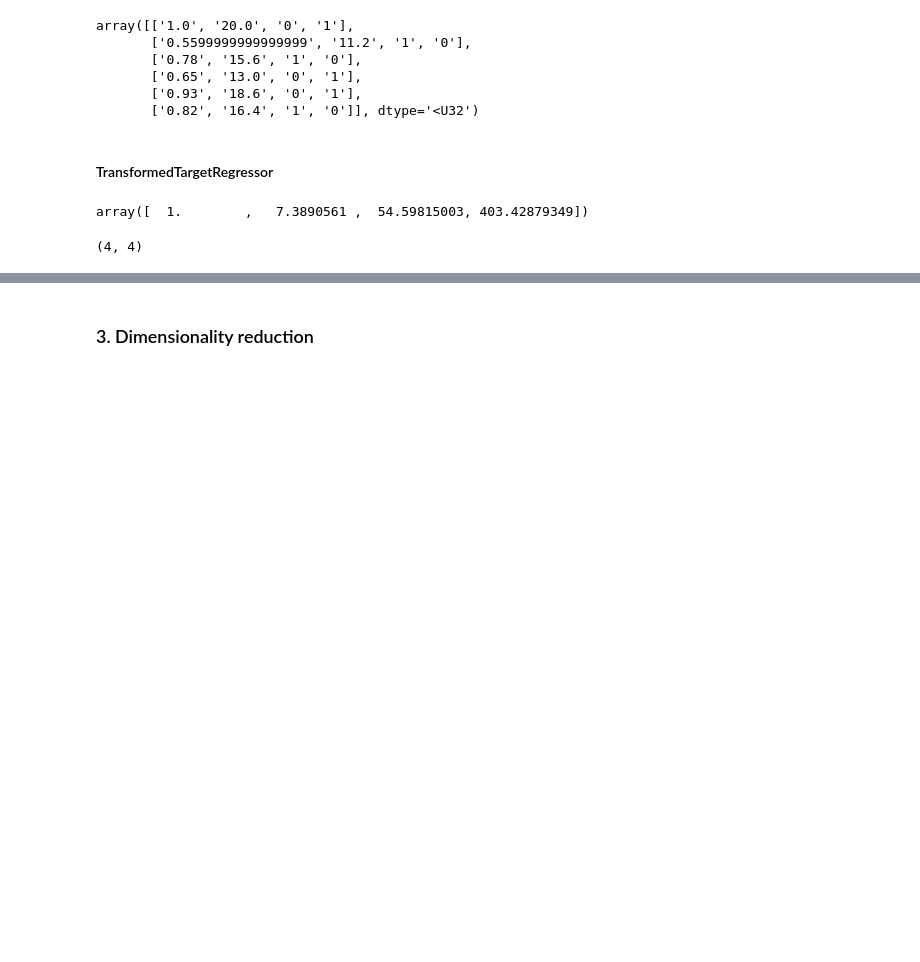
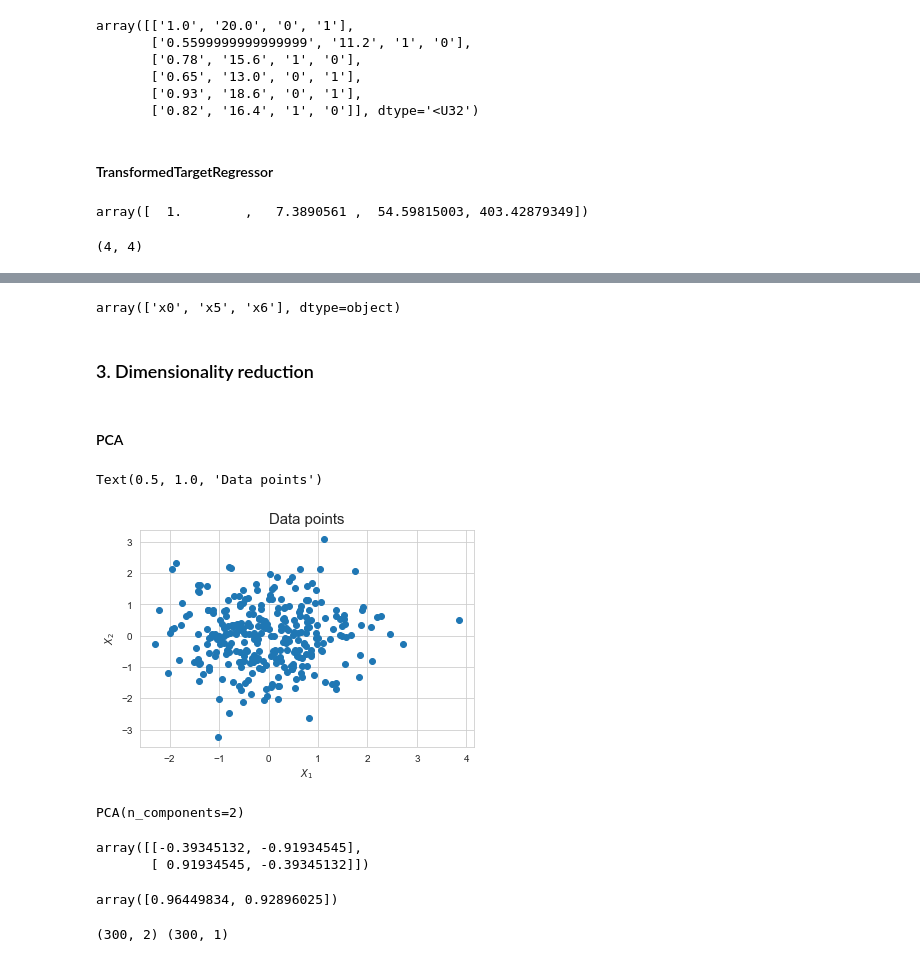
Before and after one commit to ananddotiyer/IIT-M, a Jupyter notebook: My Notes/MLP/Week2.ipynb, the cells around one changed output, grey strips where cells are left out. Cells and saved outputs as stored; diff of their text form; code cells hidden in the pictures; blank space fills up the shorter version.

```diff
--- a/My Notes/MLP/Week2.ipynb
+++ b/My Notes/MLP/Week2.ipynb
@@ -702,2 +698,41 @@ array(['x0', 'x5', 'x6'], dtype=object)
+# %%
+sfs.get_feature_names_out()
+# %% [output]
+array(['x0', 'x5', 'x6'], dtype=object)
 # %% [markdown]
 ### 3. Dimensionality reduction
+# %% [markdown]
+#### PCA
+# %%
+from sklearn.datasets import make_regression
+X, y = make_regression(n_samples=300, n_features=2, n_targets=1, random_state=42)
+x1, x2 = X[:,0], X[:,1]
+plt.scatter(x1, x2)
+plt.xlabel('$X_1$')
+plt.ylabel('$X_2$')
+plt.title('Data points', fontsize=15)
+# %% [output]
+Text(0.5, 1.0, 'Data points')
+[figure, added]
+# %%
+from sklearn.decomposition import PCA
+pca = PCA(n_components=2)
+pca.fit(X)
+# %% [output]
+PCA(n_components=2)
+# %%
+pca.components_
+# %% [output]
+array([[-0.39345132, -0.91934545],
+       [ 0.91934545, -0.39345132]])
+# %%
+pca.explained_variance_
+# %% [output]
+array([0.96449834, 0.92896025])
+# %%
+pca = PCA(n_components=1)
+pca.fit(X)
+X_pca = pca.transform(X)
+print(X.shape, X_pca.shape)
+# %% [output]
+(300, 2) (300, 1)
```
Also changed, not shown: parts of 55 cells of this notebook.
